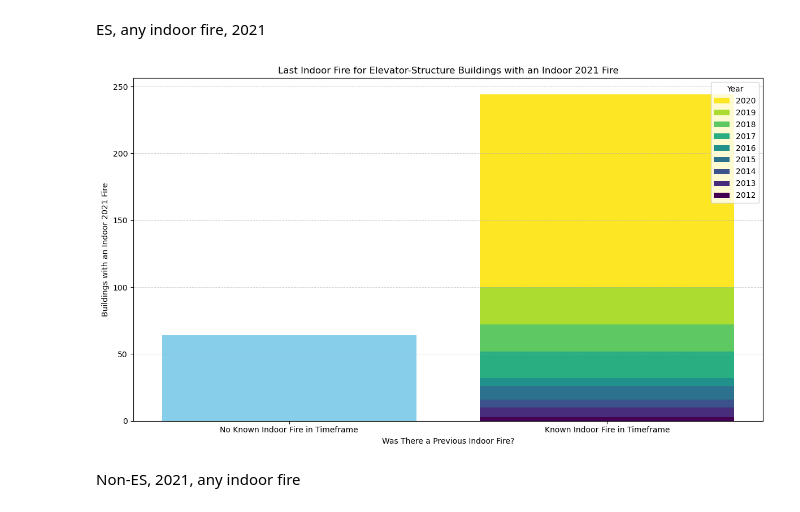
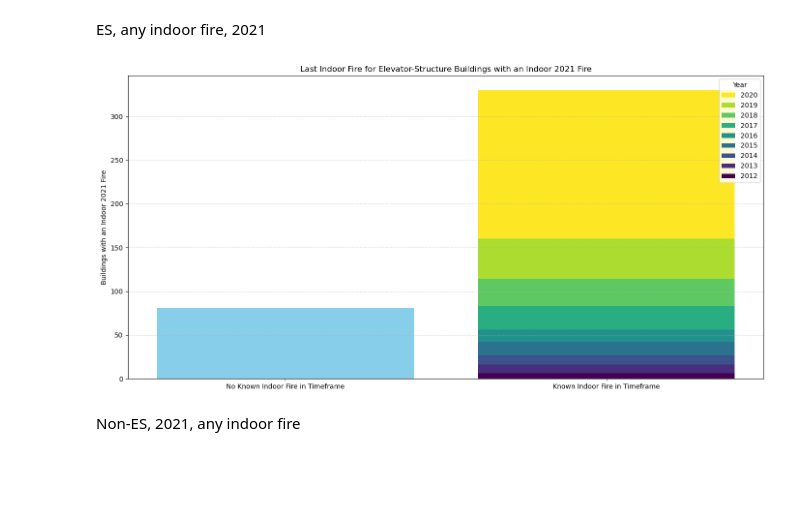
Before and after one commit to jackvandeleuv/fire_risk_index, a Jupyter notebook: modeling_support.ipynb, the cells around one changed output. Saved outputs shown, nothing was run; the diff lists cells and outputs as text; code cells hidden in the pictures; blank space fills up the shorter version.

```diff
--- a/modeling_support.ipynb
+++ b/modeling_support.ipynb
@@ -17,4 +17,19 @@ from matplotlib.colors import LinearSegmentedColormap
 colors = ["darkred", "firebrick", "red", "lightcoral", "salmon"]
 cmap = LinearSegmentedColormap.from_list("custom_fire", colors, N=5)
 # %%
-m = pd.read_csv('./ph_fires_matched_1.1.csv')
+m = pd.read_csv('./ph_fires_matched_2.1.csv')
+# %%
+# es = m[m.building_type_code_es == 1]
+
+df = m[m.building_type_code_es == 1].copy()
+for year in range(2012, 2022):
+    df[f'unconfined_loss_fires_{year}'] = df[
+        (df[f'inc_type_111_{year}'] > 0) |
+        (df[f'prop_loss_{year}'] > 0) |
+        (df[f'cont_loss_{year}'] > 0) |
+        (df[f'oth_death_{year}'] > 0) |
+        (df[f'oth_inj_{year}'] > 0)
+    ].sum(axis=1)
+
+yes = df[df[[f'unconfined_loss_fires_{year}' for year in range(2012, 2022)]].sum(axis=1) > 0]
+no = df[df[[f'unconfined_loss_fires_{year}' for year in range(2012, 2022)]].sum(axis=1) == 0]
@@ -21,3 +347,5 @@ m = pd.read_csv('./ph_fires_matched_1.1.csv')
+# %%
+m = pd.read_csv('./ph_fires_matched_2.1.csv')
 # %%
 def get_last_building_fire(row, last_year):
     for year in range(last_year, 2011, -1):
@@ -275,36 +507,36 @@ lookback['last_fire'] = lookback['last_fire'].astype(str)
 lookback.last_fire = lookback.last_fire.replace('-1', 'None in Timeframe')
 
 lookbackvals = lookback.groupby('last_fire').size().reset_index()
 
 # Separate "None After 2012" from the rest and concatenate them in the desired order
 none_after_2012 = lookbackvals[lookbackvals['last_fire'] == 'None in Timeframe']
 others = lookbackvals[lookbackvals['last_fire'] != 'None in Timeframe'].sort_values(by='last_fire')
 
 lookbackvals_sorted = pd.concat([none_after_2012, others])
 
-plt.figure(figsize=(12, 7))
+plt.figure(figsize=(14, 7))
 
 none_val = none_after_2012[0].values[0]
 plt.bar("No Known Indoor Fire in Timeframe", none_val, color='skyblue')
 
 bottom_val = 0
 colors = plt.cm.viridis(np.linspace(0, 1, len(others)))
 for index, row in others.iterrows():
     plt.bar("Known Indoor Fire in Timeframe", row[0], bottom=bottom_val, color=colors[index], label=row['last_fire'])
     bottom_val += row[0]
 
-plt.xlabel('Was There a Previous Indoor Fire?')
+plt.xlabel('')
 plt.ylabel('Buildings with an Indoor 2021 Fire')
 plt.title('Last Indoor Fire for Elevator-Structure Buildings with an Indoor 2021 Fire')
 plt.legend(title="Year", loc='upper right')
 handles, labels = plt.gca().get_legend_handles_labels()
 plt.legend(handles[::-1], labels[::-1], title="Year", loc='upper right')
 plt.grid(axis='y', linestyle='--', linewidth=0.7, alpha=0.6)
 
 plt.tight_layout()
 plt.show()
 # %% [output]
-[figure, old version]
+[figure, new version]
 # %% [markdown]
 Non-ES, 2021, any indoor fire
 # %%
```
Also changed, not shown: parts of 56 cells of this notebook, 17 other files.
